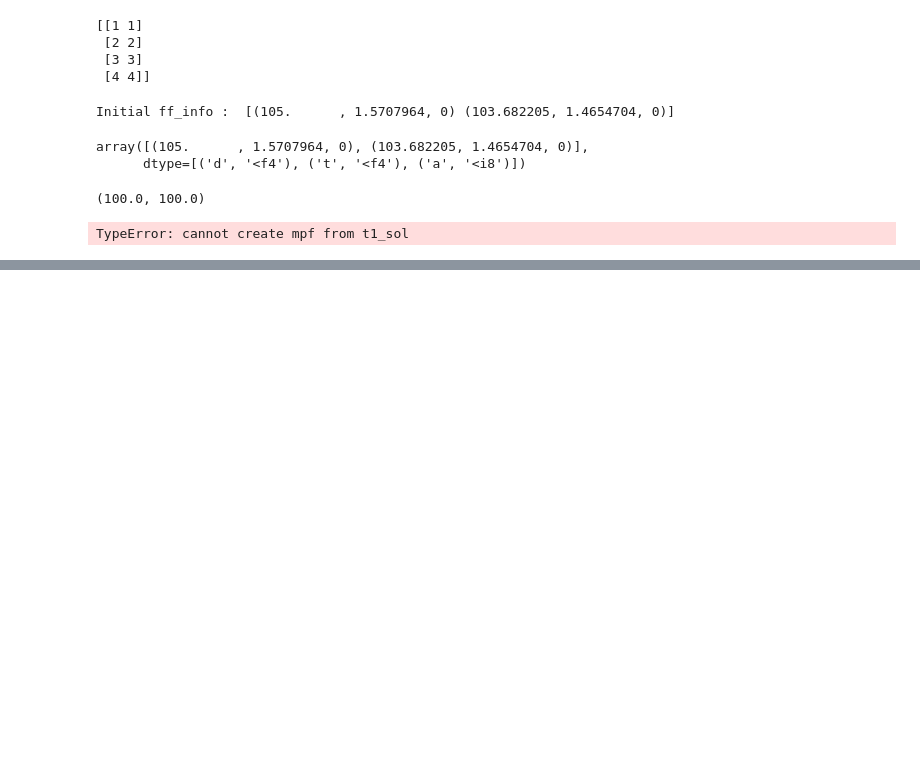
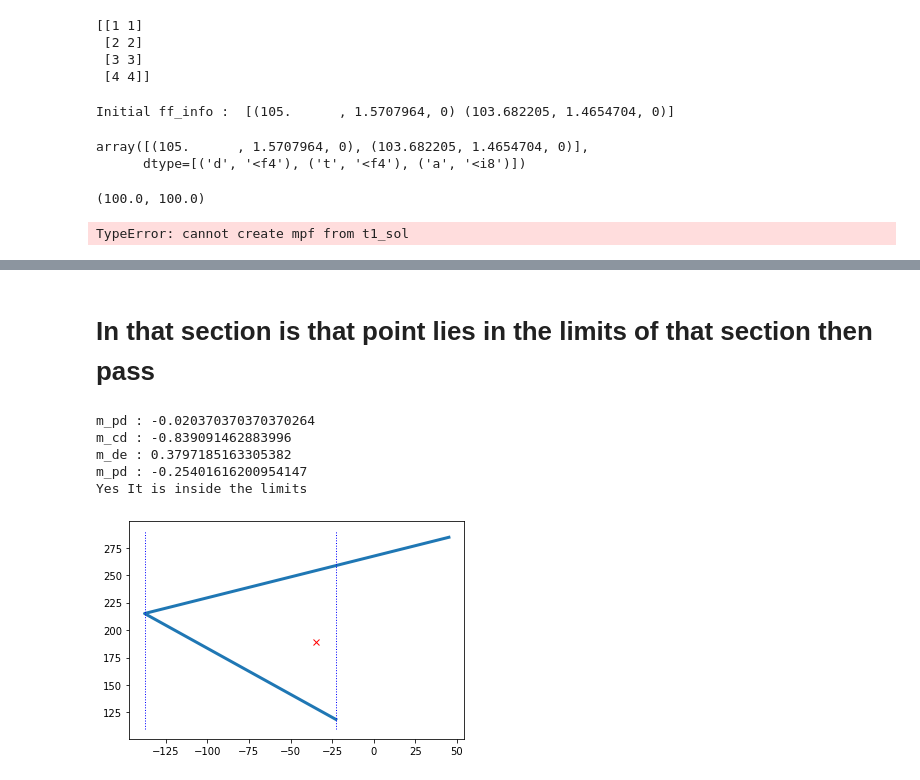
Before and after one commit to cmburgul/Friction-Finger-WIHM-DRL, a Jupyter notebook: ff_env_1.ipynb, the cells around one changed output, grey strips where cells are left out. Cells and saved outputs as stored; diff of their text form; code cells hidden in the pictures; blank space fills up the shorter version.

```diff
--- a/ff_env_1.ipynb
+++ b/ff_env_1.ipynb
@@ -690,0 +835,64 @@ TypeError: cannot create mpf from t1_sol
+# %%
+def slope(x1, y1, x2, y2):
+    m = float(float((y2 - y1))/float((x2 - x1)))
+    return m
+# %% [markdown]
+# In that section is that point lies in the limits of that section then pass
+# %%
+# Section 1
+# if (section == 1):
+
+# Randomly selecting X - Co-ordinates within Section 1
+x_s1_p = np.random.randint(-137.70, -22.80, size=1).astype("float64")
+# Randomly selecting X - Co-ordinates within Section 1
+y_s1_p = np.random.randint( 118.67,  284.80, size=1).astype("float64")
+
+# Plotting
+x_s1 = [C_x, D_x, E_x]
+y_s1 = [C_y, D_y, E_y]
+
+# Plotting a scatter points
+plt.plot(x_s1_p, y_s1_p, 'x', color='red')
+
+# Plotting lines acros points
+plt.plot(x_s1, y_s1, linewidth=3)
+
+# Plotting Section line-1 across point D
+plt.plot([D_x, D_x], [110, 290], linestyle='dotted', linewidth=1, color='blue')
+
+# Plotting Section line-2 across point C
+plt.plot([C_x, C_x], [110, 290], linestyle='dotted', linewidth=1, color='blue')
+
+# Slope of point P and point C
+m_pd = slope(C_x, C_y, x_s1_p, y_s1_p)
+print("m_pd :", m_pc)
+
+# Slope of line CD
+m_cd = slope(C_x, C_y, D_x, D_y)
+print("m_cd :", m_cd)
+
+# Slope of line DE
+m_de = slope(D_x, D_y, E_x, E_y)
+print("m_de :", m_de)
+
+# Slope of point P and point D
+m_pd = slope(D_x, D_y, x_s1_p, y_s1_p)
+print("m_pd :", m_pd)
+
+#print("C : ", C_x, C_y)
+#print("D : ", D_x, D_y)
+#print("P : ", x_s1_p, y_s1_p)
+
+if (m_pd > m_cd and m_pd < m_de):
+    print("Yes It is inside the limits")
+else:
+    print("No it is outside the limits")
+
+# Else if point is killed generate a new point and check the limits
+# %% [output]
+m_pd : -0.020370370370370264
+m_cd : -0.839091462883996
+m_de : 0.3797185163305382
+m_pd : -0.25401616200954147
+Yes It is inside the limits
+[figure, added]
```
Also changed, not shown: parts of 12 cells of this notebook, 1 other file.
